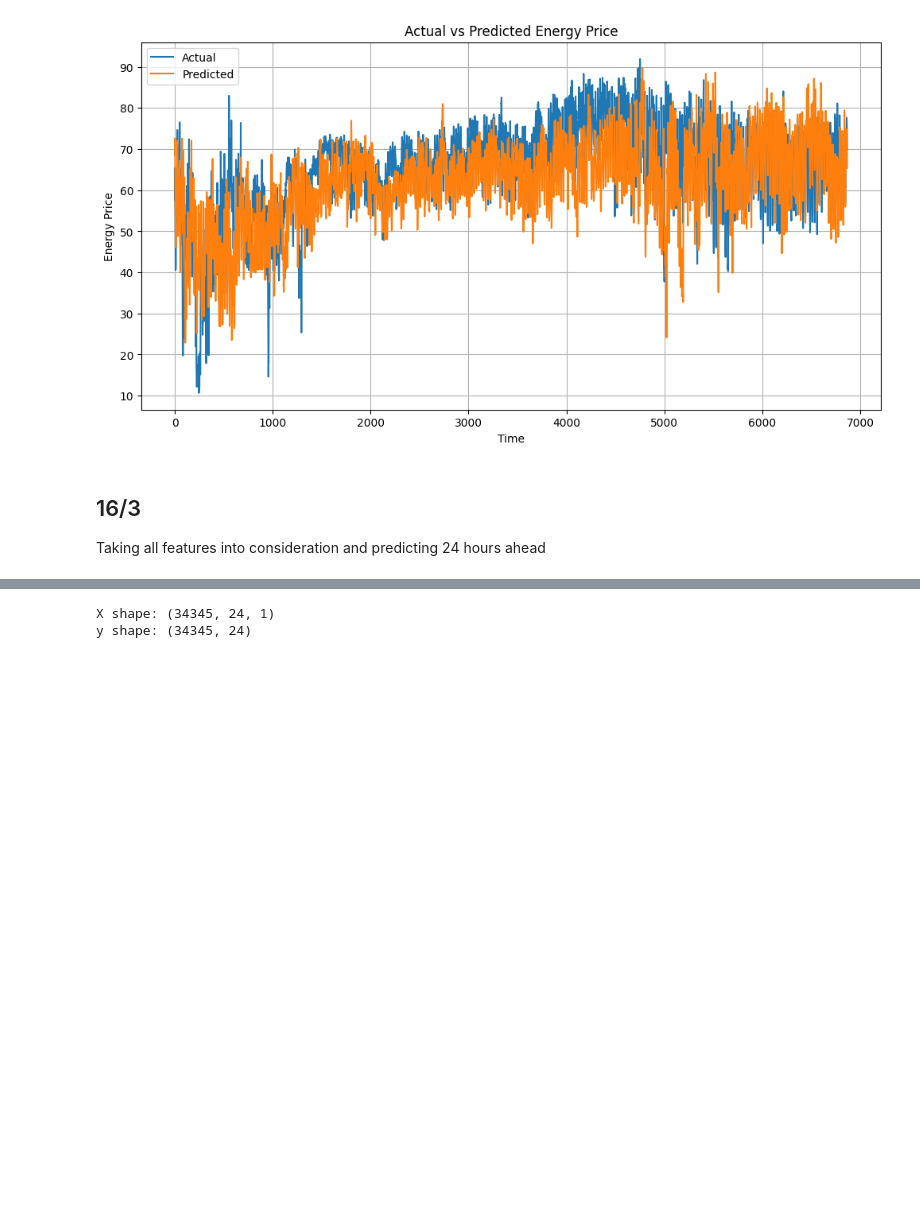
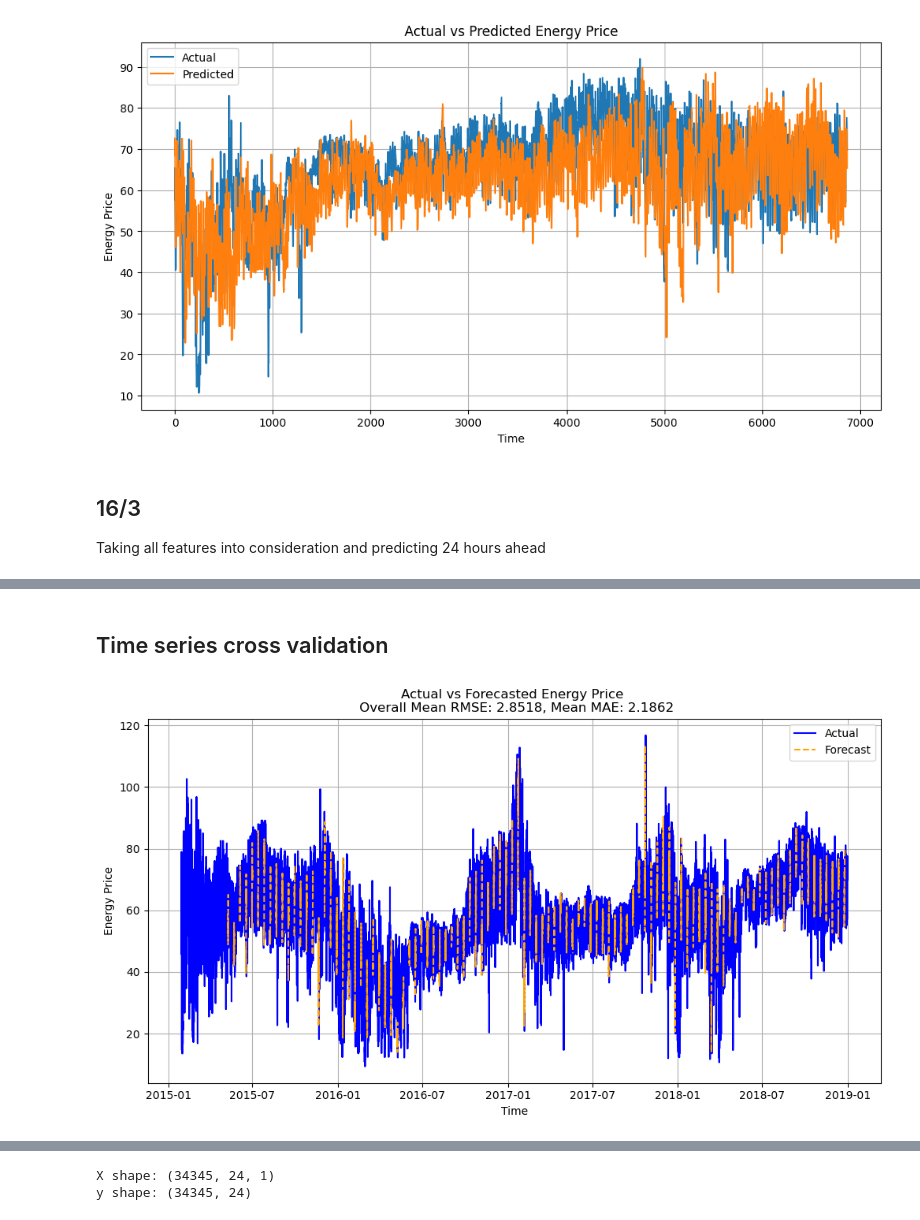
Before and after one commit to asgersong/ESL-P3-Forecasting, a Jupyter notebook: price_prediction/lstm/lstm.ipynb, the cells around one changed output, grey strips where cells are left out. Saved outputs shown, nothing was run; the diff lists cells and outputs as text; code cells hidden in the pictures; blank space fills up the shorter version.

```diff
--- a/price_prediction/lstm/lstm.ipynb
+++ b/price_prediction/lstm/lstm.ipynb
@@ -419 +420,3 @@ Model: "sequential_11"
  Non-trainable params: 0 (0.00 B)
+# %% [markdown]
+## Time series cross validation
@@ -419,0 +509,53 @@ Model: "sequential_11"
+# %%
+import json
+
+# Convert forecasts to a JSON-serializable format
+serializable_forecasts = {}
+for key, value in forecasts.items():
+	serializable_forecasts[key] = {
+		k: (v.tolist() if isinstance(v, np.ndarray) else str(v) if isinstance(v, pd.Timestamp) else v)
+		for k, v in value.items()
+	}
+
+# Save the forecasts to a JSON file
+with open("forecasts.json", "w") as f:
+	json.dump(serializable_forecasts, f, indent=2)
+# %%
+import matplotlib.pyplot as plt
+
+forecast_data = json.load(open("forecasts.json"))
+
+
+# Time series plot with forecast on top of actual
+plt.figure(figsize=(12, 6))
+plt.plot(target, label="Actual", color="blue")
+
+# Plot forecasts
+for i, (forecast_id, forecast_data) in enumerate(forecasts.items()):
+	x = pd.date_range(
+		start=forecast_data[f"Start Date Test {forecast_id}"],
+		end=forecast_data[f"End Date Test {forecast_id}"],
+		freq="h"
+	)
+	plt.plot(
+		x,
+		forecast_data[f"yhat {forecast_id}"],
+		# label=f"Forecast {forecast_id}",
+		linestyle="--",
+		color="orange"
+	)
+
+# add shared label for forecast
+plt.plot([], linestyle="--", color="orange", label="Forecast")
+
+plt.title(f"Actual vs Forecasted Energy Price \n Overall Mean RMSE: {np.mean(rmse_scores):.4f}, Mean MAE: {np.mean(mae_scores):.4f}")
+plt.xlabel("Time")
+plt.ylabel("Energy Price")
+plt.legend()
+plt.grid(True)
+# save figure in plots folder
+plt.savefig('plots/lstm_overview.png')
+
+plt.show()
+# %% [output]
+[figure, added]
```
Also changed, not shown: parts of 13 cells of this notebook, 25 other files.
